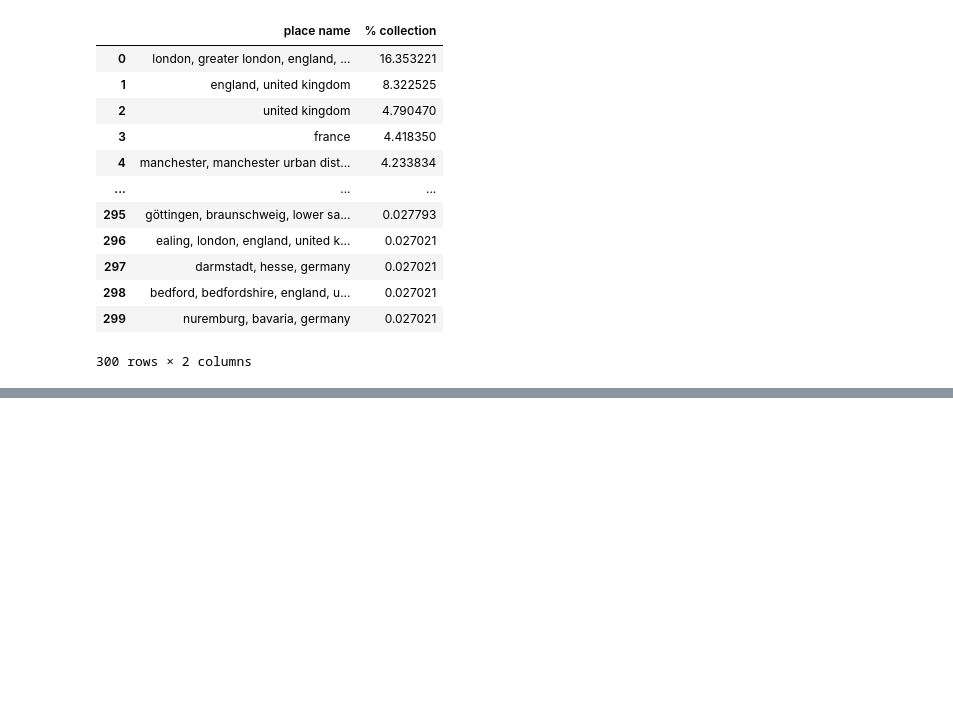
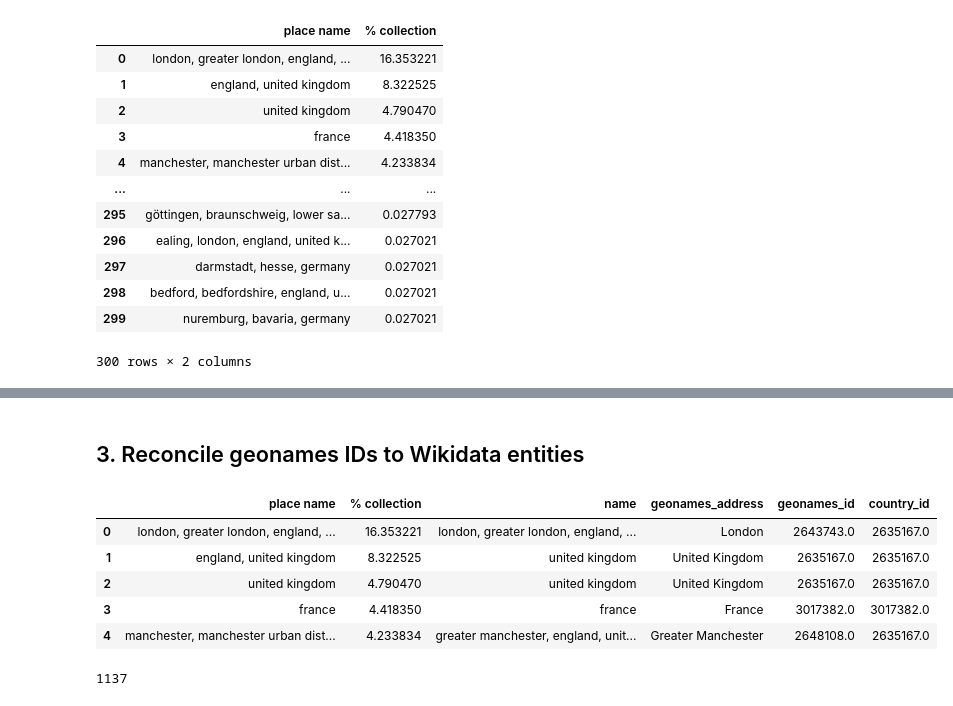
Before and after one commit to TheScienceMuseum/heritage-connector, a Jupyter notebook: experiments/disambiguating place names (geocoding).ipynb, the cells around one changed output, grey strips where cells are left out. Saved outputs shown, nothing was run; the diff lists cells and outputs as text; code cells hidden in the pictures; blank space fills up the shorter version.

```diff
--- a/experiments/disambiguating place names (geocoding).ipynb
+++ b/experiments/disambiguating place names (geocoding).ipynb
@@ -144,0 +165,2 @@ Exception: Rate limit met. the hourly limit of 1000 credits for heritageconnecto
+# %% [markdown]
+## 3. Reconcile geonames IDs to Wikidata entities
@@ -144,0 +171,17 @@ Exception: Rate limit met. the hourly limit of 1000 credits for heritageconnecto
+# %%
+results = pd.read_csv("./places/0_to_5.csv", index_col=0)
+results[['geonames_id', 'country_id']] = results[['geonames_id', 'country_id']].applymap(lambda i: int(i) if not pd.isna(i) else i)
+results.head()
+# %% [output]
+|  | place name | % collection | name | geonames_address | geonames_id | country_id |
+| 0 | london, greater london, england, ... | 16.353221 | london, greater london, england, ... | London | 2643743.0 | 2635167.0 |
+| 1 | england, united kingdom | 8.322525 | united kingdom | United Kingdom | 2635167.0 | 2635167.0 |
+| 2 | united kingdom | 4.790470 | united kingdom | United Kingdom | 2635167.0 | 2635167.0 |
+| 3 | france | 4.418350 | france | France | 3017382.0 | 3017382.0 |
+| 4 | manchester, manchester urban dist... | 4.233834 | greater manchester, england, unit... | Greater Manchester | 2648108.0 | 2635167.0 |
+# %%
+geonames_ids = list(set(results.geonames_id.dropna().tolist() + results.country_id.dropna().tolist()))
+geonames_ids = [int(i) for i in geonames_ids]
+len(geonames_ids)
+# %% [output]
+1137
```
Also changed, not shown: parts of 13 cells of this notebook, 1 other file.
